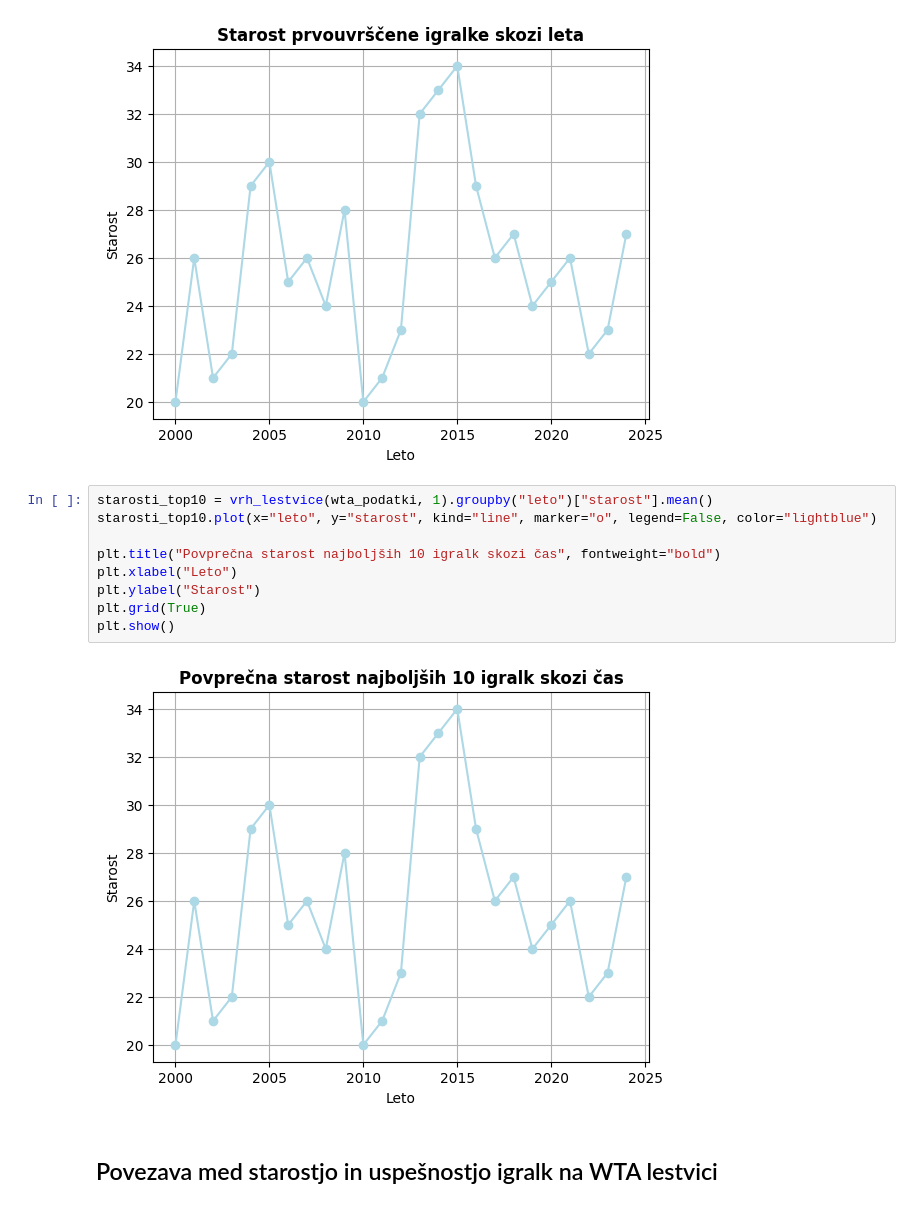
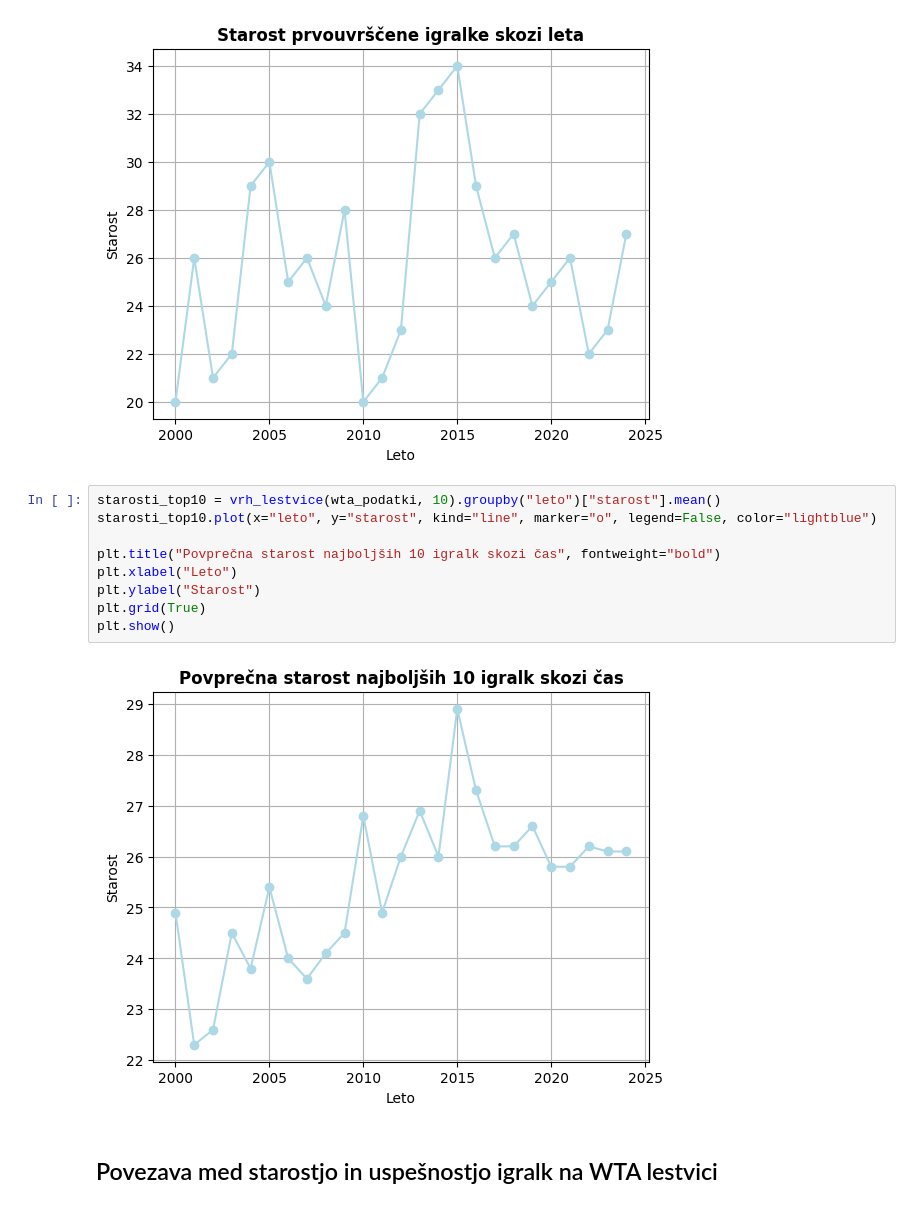
Before and after one commit to mariasulek/Projektna-naloga, a Jupyter notebook: analiza_podatkov.ipynb, the cells around one changed output. Drawn from its saved outputs; the diff is of its cells as text.

```diff
--- a/analiza_podatkov.ipynb
+++ b/analiza_podatkov.ipynb
@@ -119,16 +119,16 @@ plt.show()
 # %% [output]
 [figure]
 # %%
-starosti_top10 = vrh_lestvice(wta_podatki, 1).groupby("leto")["starost"].mean()
+starosti_top10 = vrh_lestvice(wta_podatki, 10).groupby("leto")["starost"].mean()
 starosti_top10.plot(x="leto", y="starost", kind="line", marker="o", legend=False, color="lightblue")
 
 plt.title("Povprečna starost najboljših 10 igralk skozi čas", fontweight="bold")
 plt.xlabel("Leto")
 plt.ylabel("Starost")
 plt.grid(True)
 plt.show()
 # %% [output]
-[figure, old version]
+[figure, new version]
 # %% [markdown]
 ## Povezava med starostjo in uspešnostjo igralk na WTA lestvici
 # %%
```
Also changed, not shown: parts of 6 cells of this notebook, 1 other file.
